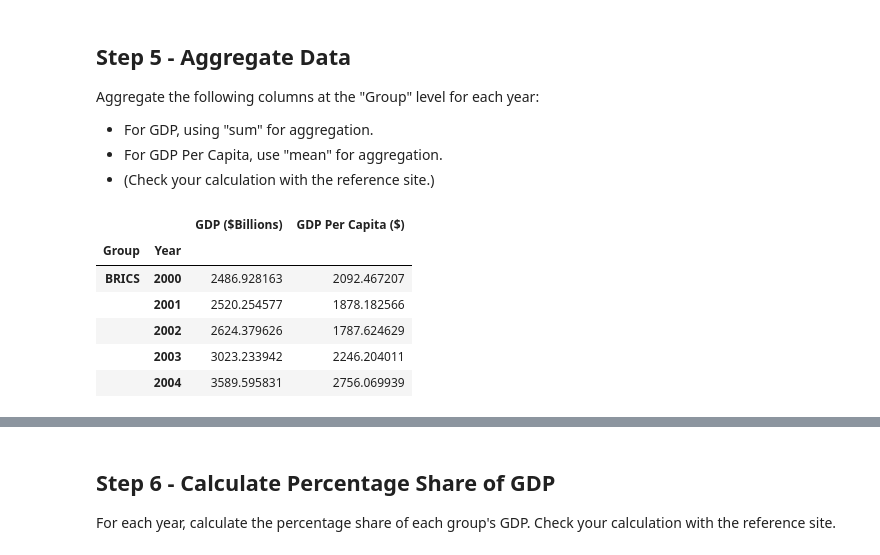
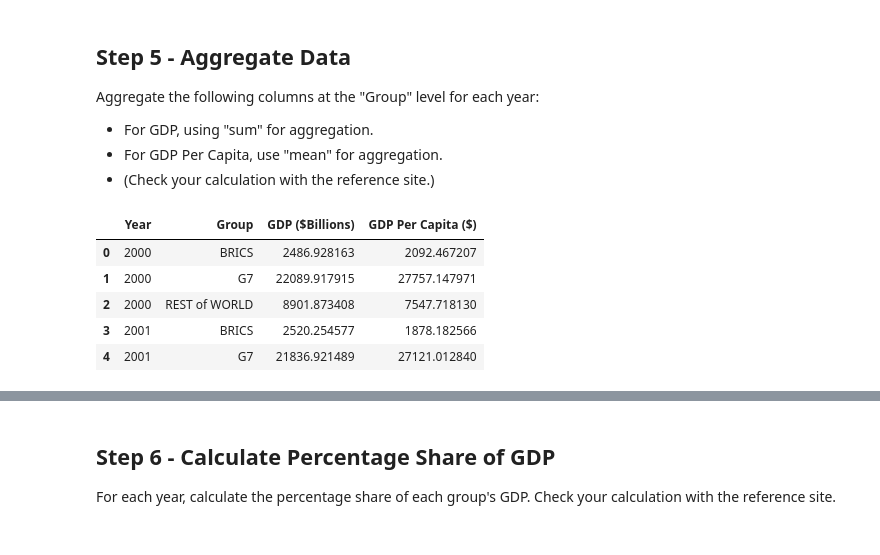
Before and after one commit to tsnow2010/umbc_data690_fall2024, a Jupyter notebook: Assignments/Assignment_10.ipynb, the cells around one changed output, grey strips where cells are left out. Saved outputs shown, nothing was run; the diff lists cells and outputs as text; code cells hidden in the pictures.

```diff
--- a/Assignments/Assignment_10.ipynb
+++ b/Assignments/Assignment_10.ipynb
@@ -148,16 +187,15 @@ Aggregate the following columns at the "Group" level for each year:
 - For GDP Per Capita, use "mean" for aggregation.
 - (Check your calculation with the reference site.)
 # %%
-df_groupby_group = df.groupby(['Group','Year']).aggregate({
+df_groupby_group = df.groupby(['Year','Group']).aggregate({
     'GDP ($Billions)': 'sum',
     'GDP Per Capita ($)': 'mean'
-})
+}).reset_index()
 df_groupby_group.head(5)
 # %% [output]
-|  |  | GDP ($Billions) | GDP Per Capita ($) |
-| Group | Year |  |  |
-| BRICS | 2000 | 2486.928163 | 2092.467207 |
-|  | 2001 | 2520.254577 | 1878.182566 |
-|  | 2002 | 2624.379626 | 1787.624629 |
-|  | 2003 | 3023.233942 | 2246.204011 |
-|  | 2004 | 3589.595831 | 2756.069939 |
+|  | Year | Group | GDP ($Billions) | GDP Per Capita ($) |
+| 0 | 2000 | BRICS | 2486.928163 | 2092.467207 |
+| 1 | 2000 | G7 | 22089.917915 | 27757.147971 |
+| 2 | 2000 | REST of WORLD | 8901.873408 | 7547.718130 |
+| 3 | 2001 | BRICS | 2520.254577 | 1878.182566 |
+| 4 | 2001 | G7 | 21836.921489 | 27121.012840 |
```
Also changed, not shown: parts of 9 cells of this notebook.
